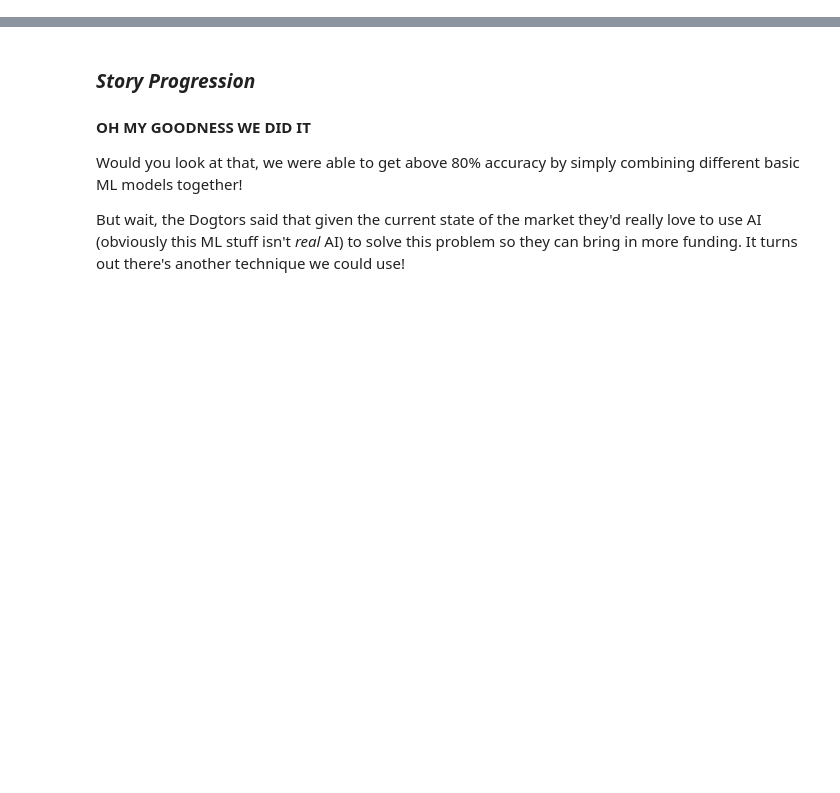
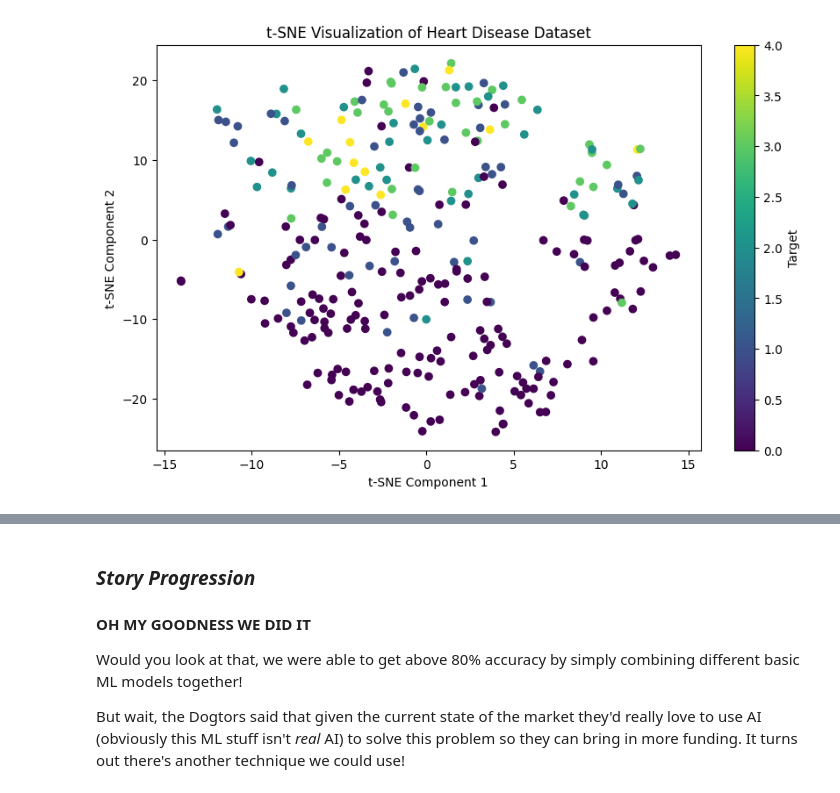
Before and after one commit to wtheisen/nd-cse-30124-homeworks, a Jupyter notebook: practicum/practicum.ipynb, the cells around one changed output, grey strips where cells are left out. Cells and saved outputs as stored; diff of their text form; code cells hidden in the pictures; blank space fills up the shorter version.

```diff
--- a/practicum/practicum.ipynb
+++ b/practicum/practicum.ipynb
@@ -497,0 +241,19 @@ evaluate_models(X_resampled, y_resampled)
+# %%
+from sklearn.manifold import TSNE
+import matplotlib.pyplot as plt
+
+# TODO: Apply t-SNE to the scaled dataset
+# LINES: 2
+tsne = TSNE(n_components=2, random_state=42)
+X_tsne = tsne.fit_transform(X_scaled)
+
+# Plot the t-SNE result
+plt.figure(figsize=(10, 6))
+plt.scatter(X_tsne[:, 0], X_tsne[:, 1], c=df['target'])
+plt.colorbar(label='Target')
+plt.title('t-SNE Visualization of Heart Disease Dataset')
+plt.xlabel('t-SNE Component 1')
+plt.ylabel('t-SNE Component 2')
+plt.show()
+# %% [output]
+[figure, added]
```
Also changed, not shown: parts of 69 cells of this notebook, 14 other files.
